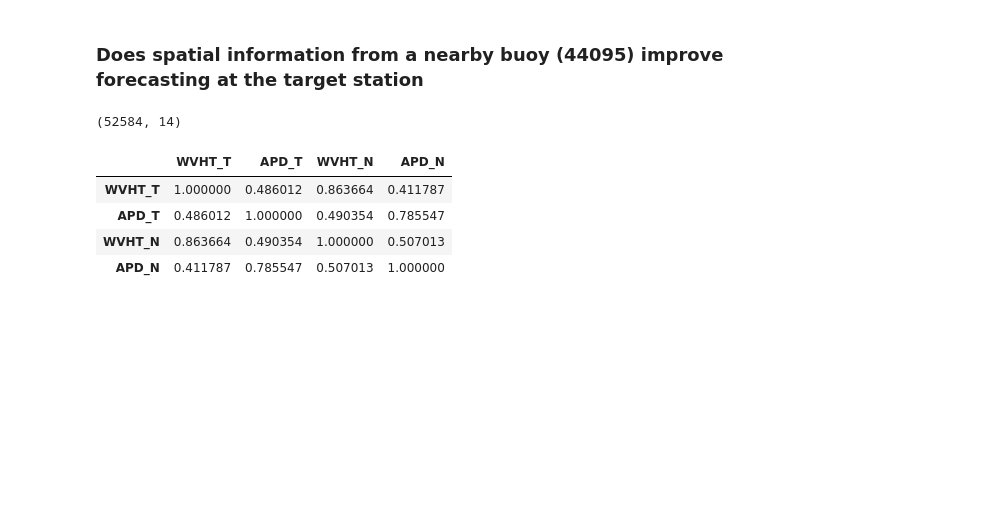
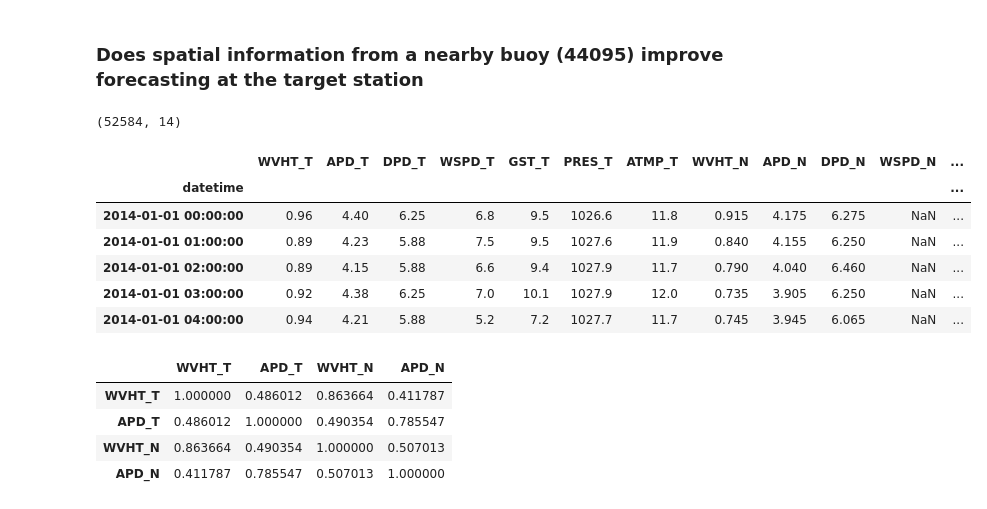
Before and after one commit to RichelCode/Wave-Energy-Forecasting, a Jupyter notebook: Wave_analysis_Considering_Two_Stations.ipynb, the cells around one changed output. Cells and saved outputs as stored; diff of their text form; code cells hidden in the pictures; blank space fills up the shorter version.

```diff
--- a/Wave_analysis_Considering_Two_Stations.ipynb
+++ b/Wave_analysis_Considering_Two_Stations.ipynb
@@ -68,6 +81,16 @@ merged = target_x.join(nbr_x, how="inner")  # aligned timestamps only
 merged.shape
 # %% [output]
 (52584, 14)
+# %%
+merged.head()
+# %% [output]
+|  | WVHT_T | APD_T | DPD_T | WSPD_T | GST_T | PRES_T | ATMP_T | WVHT_N | APD_N | DPD_N | WSPD_N | ... |
+| datetime |  |  |  |  |  |  |  |  |  |  |  | ... |
+| 2014-01-01 00:00:00 | 0.96 | 4.40 | 6.25 | 6.8 | 9.5 | 1026.6 | 11.8 | 0.915 | 4.175 | 6.275 | NaN | ... |
+| 2014-01-01 01:00:00 | 0.89 | 4.23 | 5.88 | 7.5 | 9.5 | 1027.6 | 11.9 | 0.840 | 4.155 | 6.250 | NaN | ... |
+| 2014-01-01 02:00:00 | 0.89 | 4.15 | 5.88 | 6.6 | 9.4 | 1027.9 | 11.7 | 0.790 | 4.040 | 6.460 | NaN | ... |
+| 2014-01-01 03:00:00 | 0.92 | 4.38 | 6.25 | 7.0 | 10.1 | 1027.9 | 12.0 | 0.735 | 3.905 | 6.250 | NaN | ... |
+| 2014-01-01 04:00:00 | 0.94 | 4.21 | 5.88 | 5.2 | 7.2 | 1027.7 | 11.7 | 0.745 | 3.945 | 6.065 | NaN | ... |
 # %%
 heat_df = pd.concat(
     [
```
Also changed, not shown: parts of 17 cells of this notebook.
